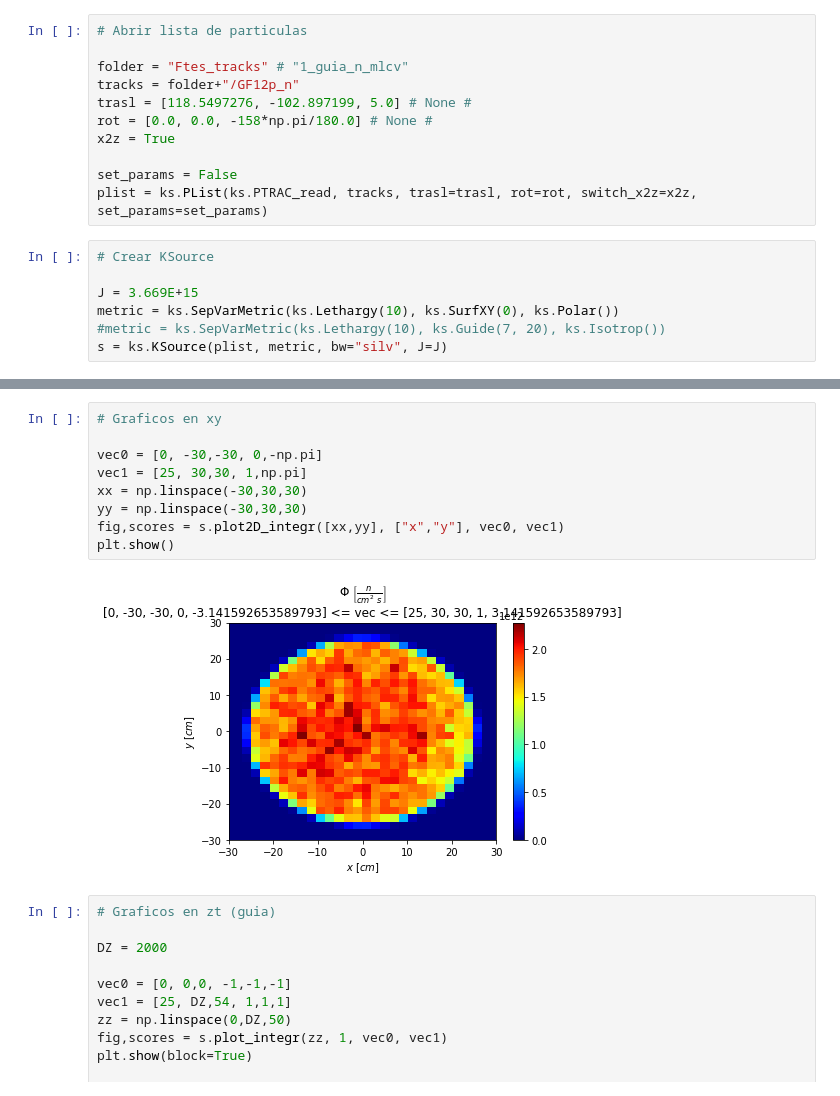
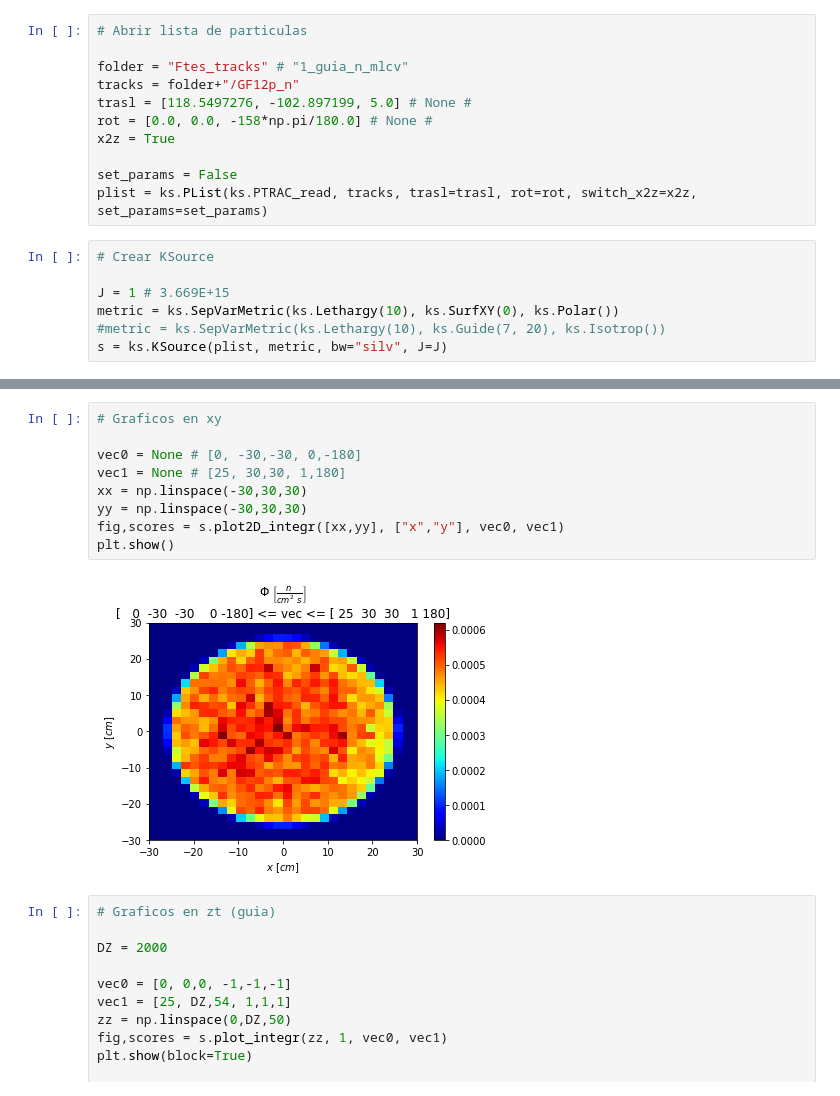
Before and after one commit to KDSource/KDSource, a Jupyter notebook: Auxiliares/plot.ipynb, the cells around one changed output, grey strips where cells are left out. Drawn from its saved outputs; the diff is of its cells as text.

```diff
--- a/Auxiliares/plot.ipynb
+++ b/Auxiliares/plot.ipynb
@@ -23,7 +23,7 @@ plist = ks.PList(ks.PTRAC_read, tracks, trasl=trasl, rot=rot, switch_x2z=x2z, se
 # %%
 # Crear KSource
 
-J = 3.669E+15
+J = 1 # 3.669E+15
 metric = ks.SepVarMetric(ks.Lethargy(10), ks.SurfXY(0), ks.Polar())
 #metric = ks.SepVarMetric(ks.Lethargy(10), ks.Guide(7, 20), ks.Isotrop())
 s = ks.KSource(plist, metric, bw="silv", J=J)
@@ -51,14 +51,14 @@ plt.show(block=True)
 # %%
 # Graficos en xy
 
-vec0 = [0, -30,-30, 0,-np.pi]
-vec1 = [25, 30,30, 1,np.pi]
+vec0 = None # [0, -30,-30, 0,-180]
+vec1 = None # [25, 30,30, 1,180]
 xx = np.linspace(-30,30,30)
 yy = np.linspace(-30,30,30)
 fig,scores = s.plot2D_integr([xx,yy], ["x","y"], vec0, vec1)
 plt.show()
 # %% [output]
-[figure, old version]
+[figure, new version]
 # %%
 # Graficos en zt (guia)
 
```
Also changed, not shown: parts of 3 cells of this notebook, 4 other files.
